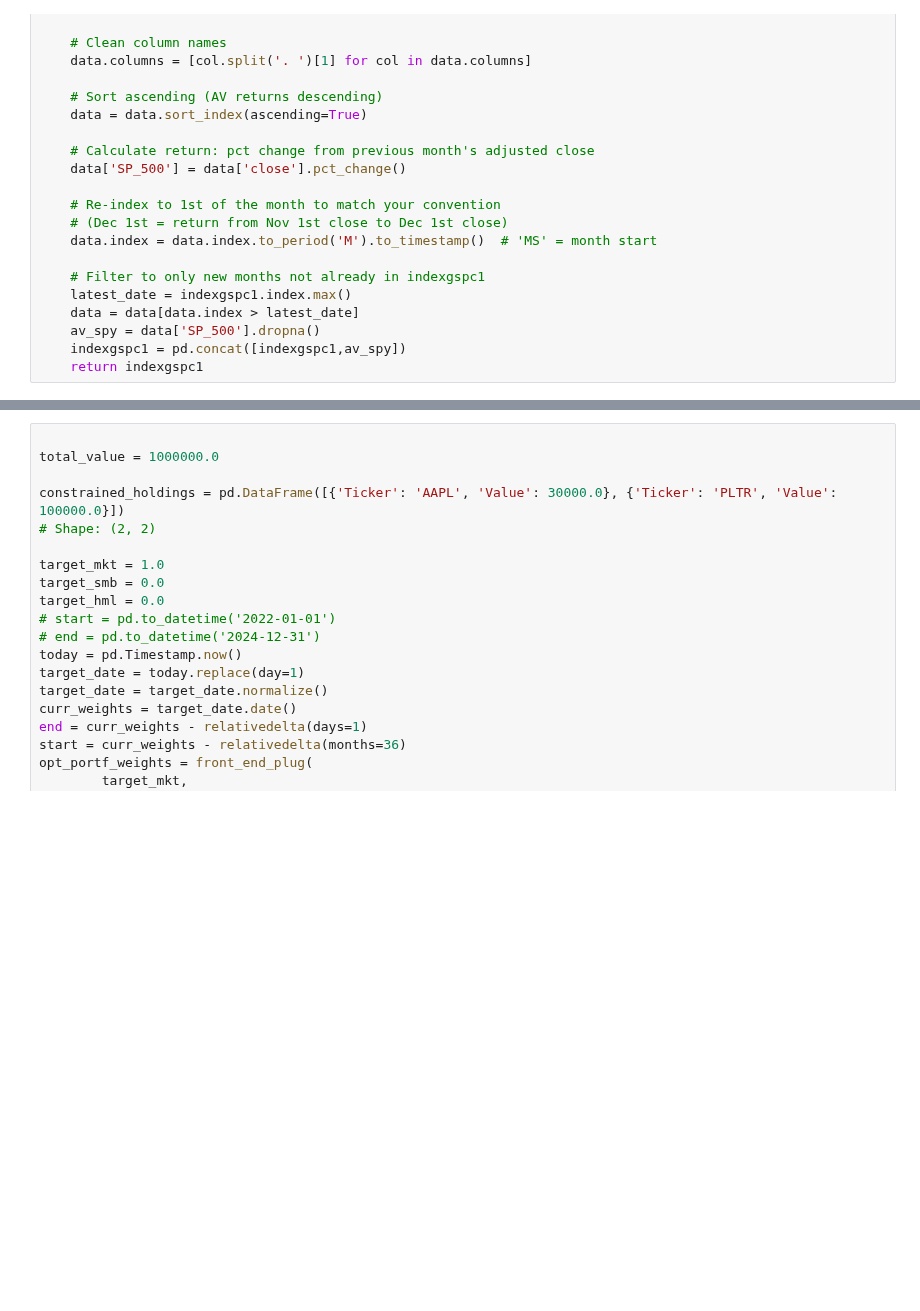
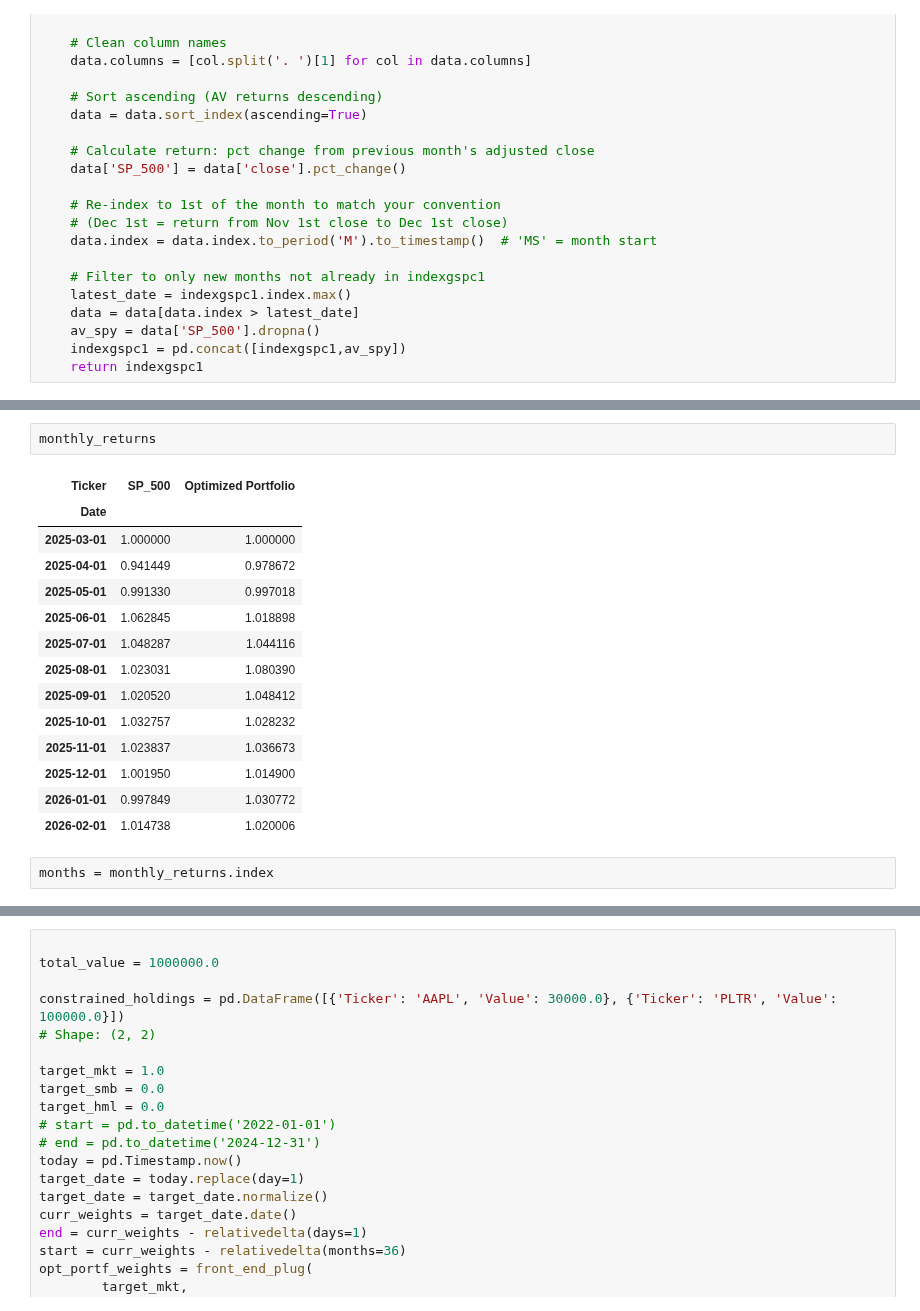
Before and after one commit to vincentbatten27/Multi-Factor_Investing, a Jupyter notebook: Multi_Factor_Fall_25/Messy_ Run simulator.ipynb, the cells around one changed output, grey strips where cells are left out. Saved outputs shown, nothing was run; the diff lists cells and outputs as text; blank space fills up the shorter version.

```diff
--- a/Multi_Factor_Fall_25/Messy_ Run simulator.ipynb
+++ b/Multi_Factor_Fall_25/Messy_ Run simulator.ipynb
@@ -2924,0 +2848,19 @@ IndexError: single positional indexer is out-of-bounds
+# %%
+monthly_returns
+# %% [output]
+| Ticker | SP_500 | Optimized Portfolio |
+| Date |  |  |
+| 2025-03-01 | 1.000000 | 1.000000 |
+| 2025-04-01 | 0.941449 | 0.978672 |
+| 2025-05-01 | 0.991330 | 0.997018 |
+| 2025-06-01 | 1.062845 | 1.018898 |
+| 2025-07-01 | 1.048287 | 1.044116 |
+| 2025-08-01 | 1.023031 | 1.080390 |
+| 2025-09-01 | 1.020520 | 1.048412 |
+| 2025-10-01 | 1.032757 | 1.028232 |
+| 2025-11-01 | 1.023837 | 1.036673 |
+| 2025-12-01 | 1.001950 | 1.014900 |
+| 2026-01-01 | 0.997849 | 1.030772 |
+| 2026-02-01 | 1.014738 | 1.020006 |
+# %%
+months = monthly_returns.index
```
Also changed, not shown: parts of 55 cells of this notebook, 1 other file.
